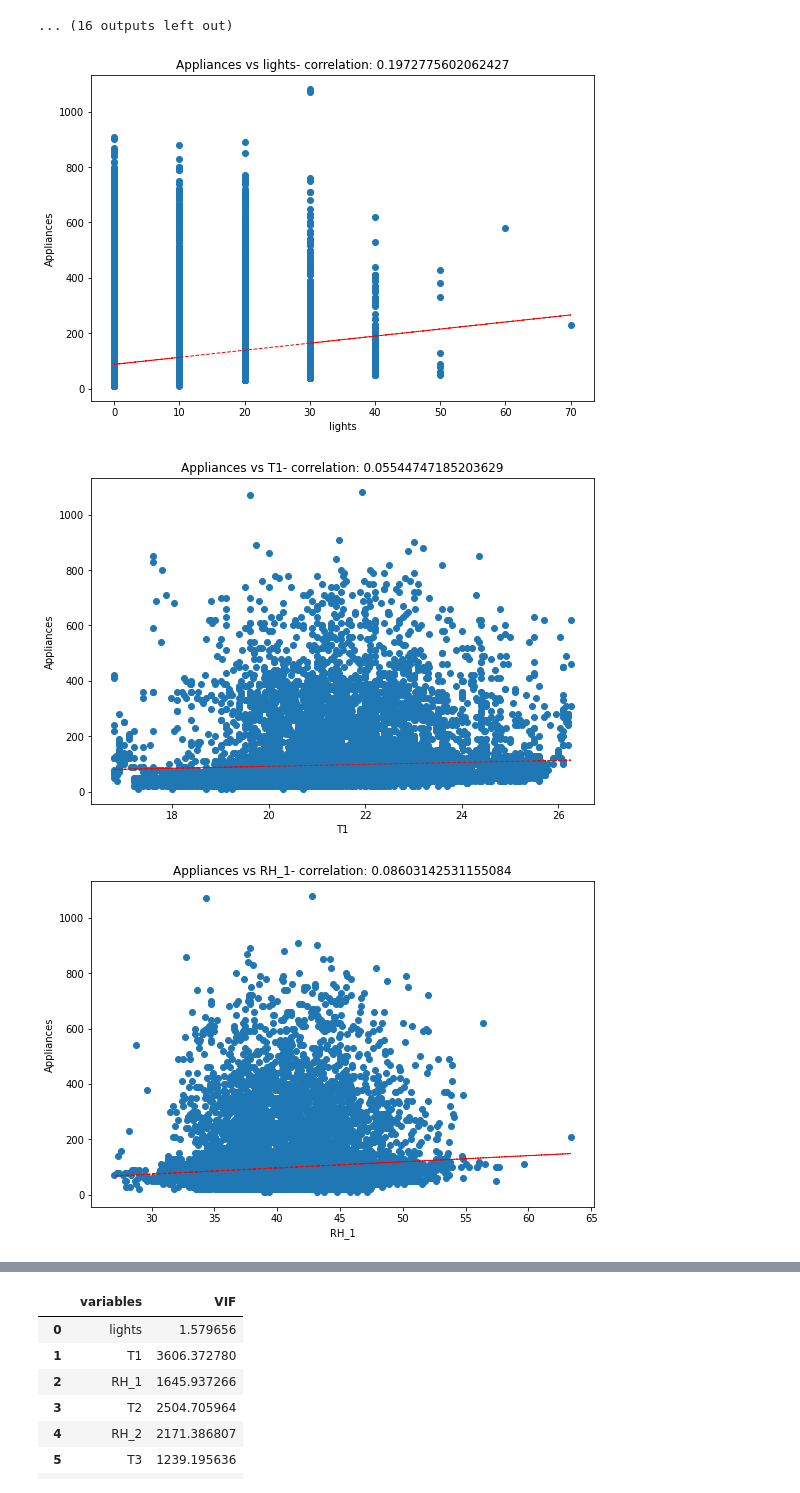
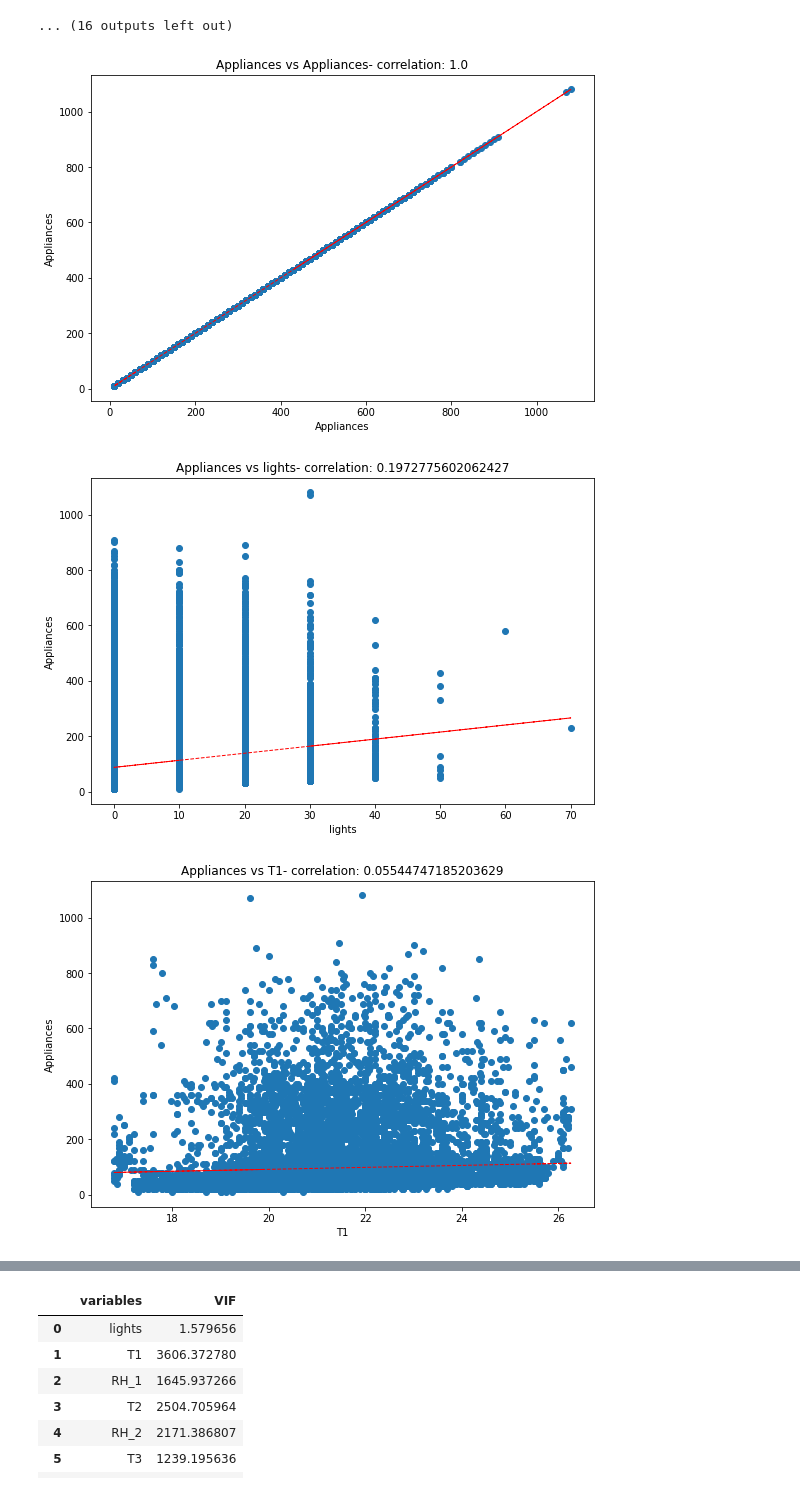
Before and after one commit to Akramkhan01/Appliances-Energy-Prediction-Capstone-Project, a Jupyter notebook: Appliances_Energy_Prediction.ipynb, the cells around one changed output, grey strips where cells are left out. Saved outputs shown, nothing was run; the diff lists cells and outputs as text; code cells hidden in the pictures.

```diff
--- a/Appliances_Energy_Prediction.ipynb
+++ b/Appliances_Energy_Prediction.ipynb
@@ -177,7 +130,3 @@ Tdewpoint      0
 rv1            0
 rv2            0
 dtype: int64
-# %%
-#Checking for wrong entries like symbols -,?,#,*,etc.
-for col in df.columns:
-    print('{} : {}'.format(col,df[col].unique()))
@@ -263,23 +288,23 @@ plt.show()
 [figure]
 ... (16 outputs left out)
 # %%
-for col in numeric_features[1:]:
+for col in numeric_features[:]:
     fig = plt.figure(figsize=(9, 6))
     ax = fig.gca()
     feature = df[col]
     label = df['Appliances']
     correlation = feature.corr(label)
     plt.scatter(x=feature, y=label)
     plt.xlabel(col)
     plt.ylabel('Appliances')
     ax.set_title('Appliances vs ' + col + '- correlation: ' + str(correlation))
     z = np.polyfit(df[col], df['Appliances'], 1)
     y_hat = np.poly1d(z)(df[col])
 
     plt.plot(df[col], y_hat, "r--", lw=1)
 
 plt.show()
 # %% [output]
-[figure, old version]
+[figure, new version]
-[figure, old version]
+[figure, new version]
-[figure, old version]
+[figure, new version]
```
Also changed, not shown: parts of 40 cells of this notebook.
